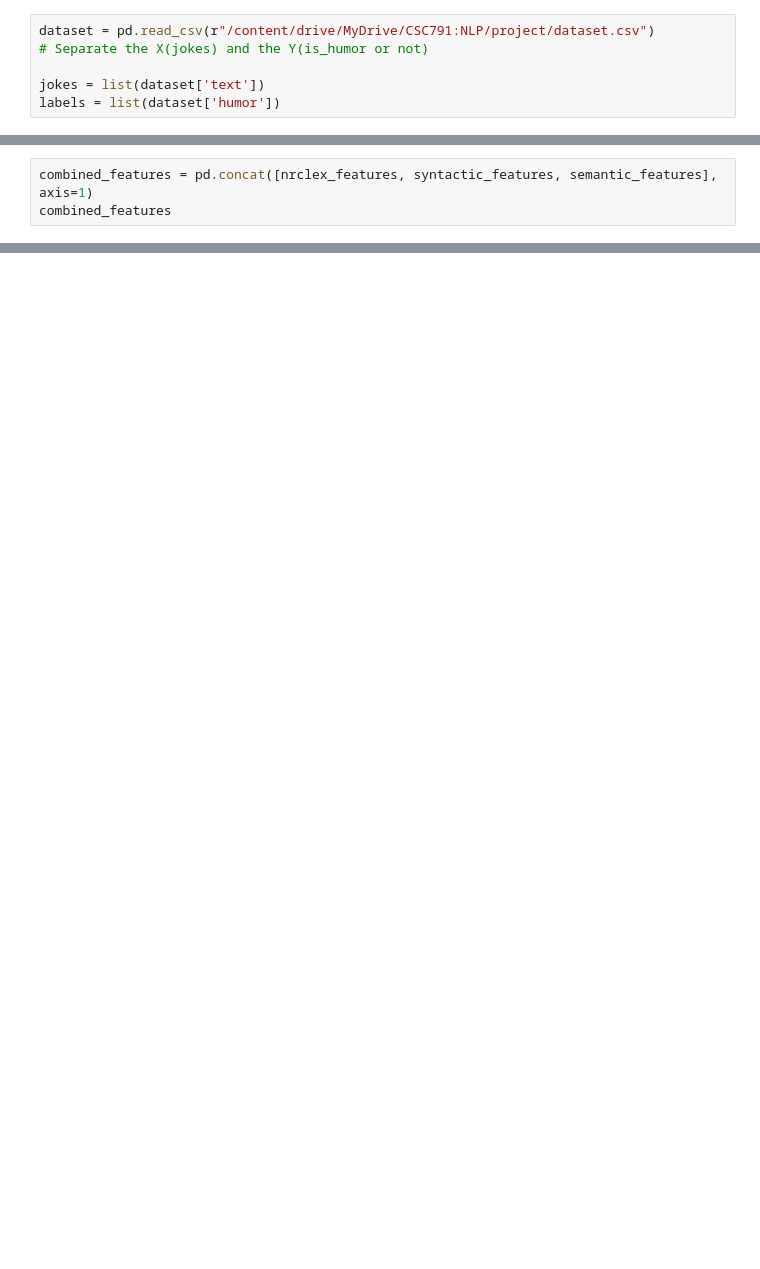
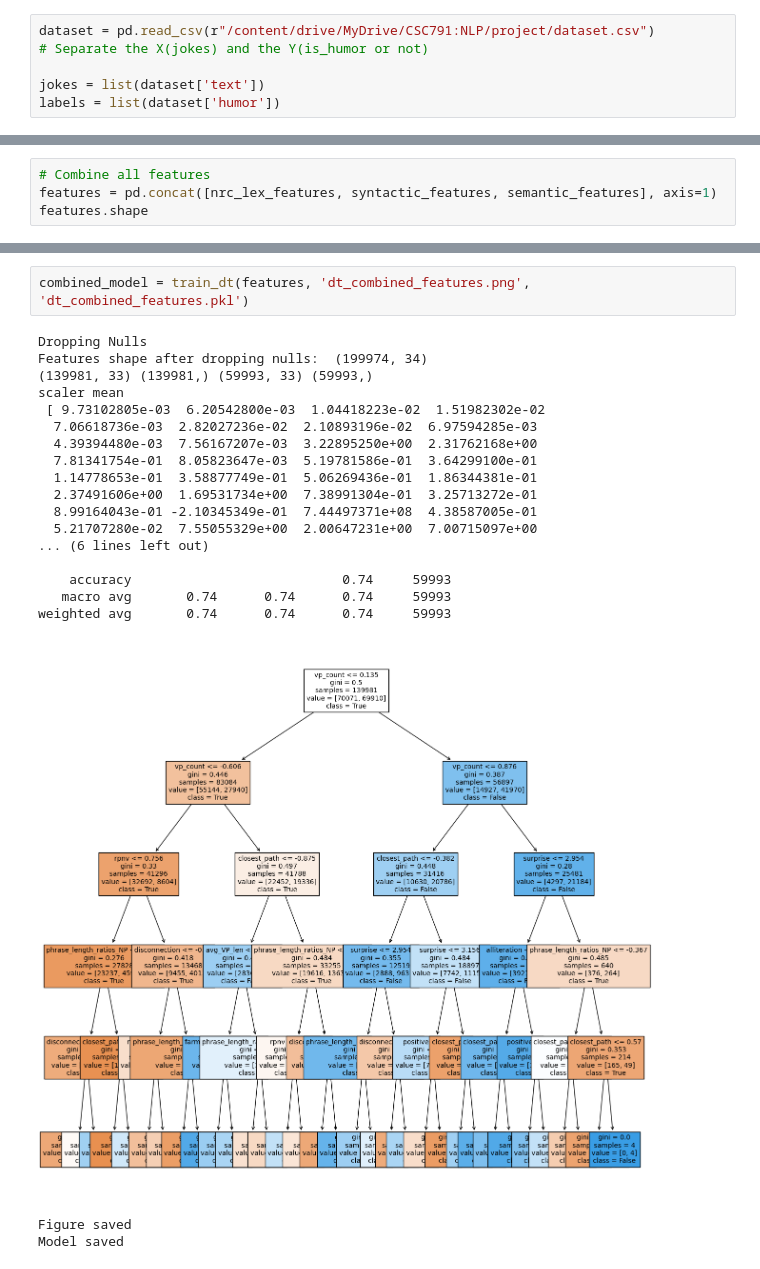
Before and after one commit to psvkaushik/LOLgarithm, a Jupyter notebook: experiments/feature_engg_notebook.ipynb, the cells around one changed output, grey strips where cells are left out. Saved outputs shown, nothing was run; the diff lists cells and outputs as text; blank space fills up the shorter version.

```diff
--- a/experiments/feature_engg_notebook.ipynb
+++ b/experiments/feature_engg_notebook.ipynb
@@ -148,4 +168,5 @@ weighted avg       0.67      0.66      0.66     60000
 # %%
-combined_features = pd.concat([nrclex_features, syntactic_features, semantic_features], axis=1)
-combined_features
+# Combine all features
+features = pd.concat([nrc_lex_features, syntactic_features, semantic_features], axis=1)
+features.shape
 # %% [output]
@@ -193,0 +247,23 @@ shap.summary_plot(shap_values, max_display=40, show=False, plot_type='bar')
+# %%
+combined_model = train_dt(features, 'dt_combined_features.png', 'dt_combined_features.pkl')
+# %% [output]
+Dropping Nulls
+Features shape after dropping nulls:  (199974, 34)
+(139981, 33) (139981,) (59993, 33) (59993,)
+scaler mean
+ [ 9.73102805e-03  6.20542800e-03  1.04418223e-02  1.51982302e-02
+  7.06618736e-03  2.82027236e-02  2.10893196e-02  6.97594285e-03
+  4.39394480e-03  7.56167207e-03  3.22895250e+00  2.31762168e+00
+  7.81341754e-01  8.05823647e-03  5.19781586e-01  3.64299100e-01
+  1.14778653e-01  3.58877749e-01  5.06269436e-01  1.86344381e-01
+  2.37491606e+00  1.69531734e+00  7.38991304e-01  3.25713272e-01
+  8.99164043e-01 -2.10345349e-01  7.44497371e+08  4.38587005e-01
+  5.21707280e-02  7.55055329e+00  2.00647231e+00  7.00715097e+00
+... (6 lines left out)
+
+    accuracy                           0.74     59993
+   macro avg       0.74      0.74      0.74     59993
+weighted avg       0.74      0.74      0.74     59993
+[figure, added]
+Figure saved
+Model saved
```
Also changed, not shown: parts of 38 cells of this notebook, 20 other files.
